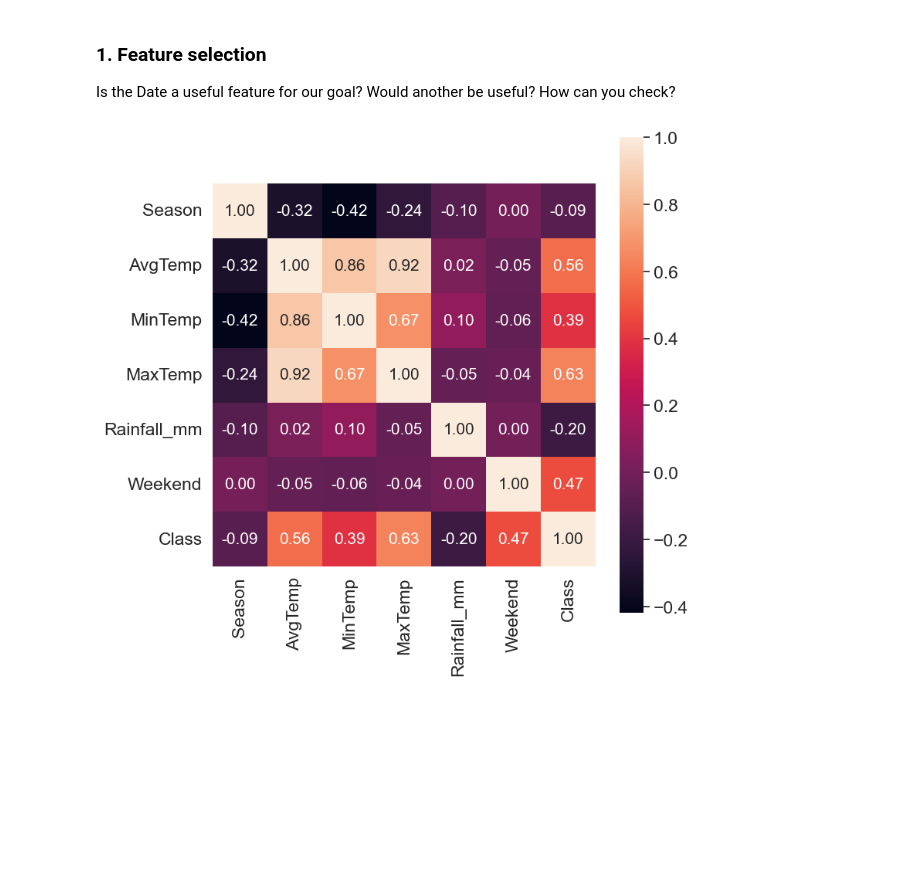
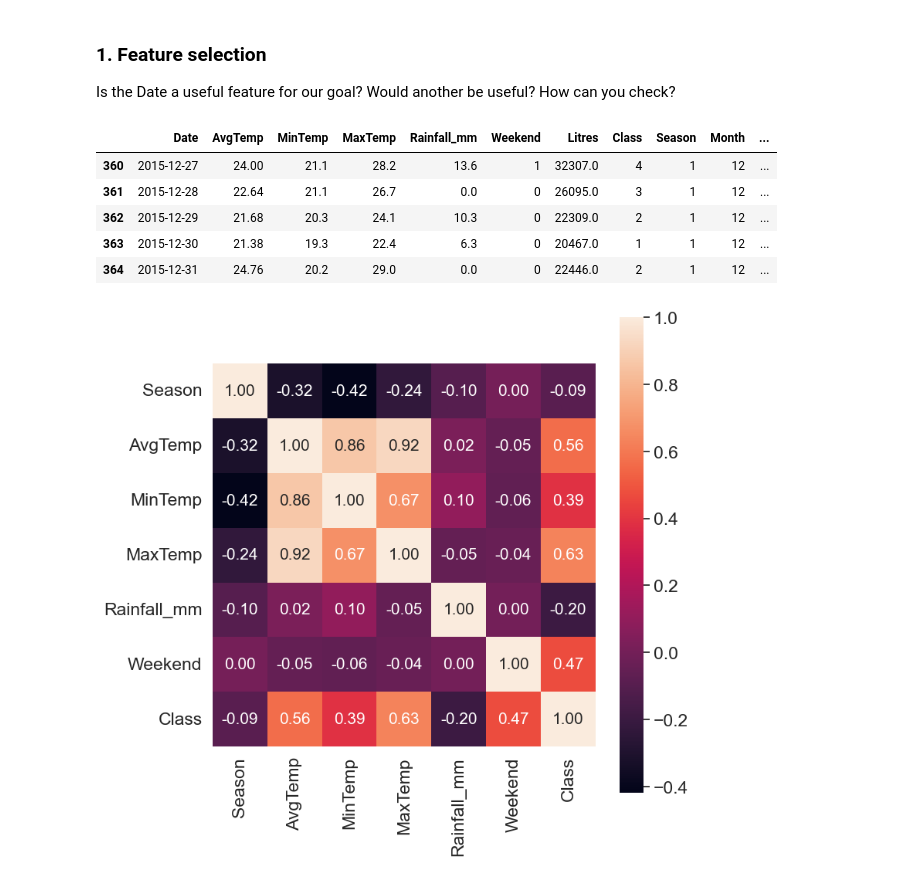
Before and after one commit to AILAB-CEFET-RJ/gcc1734, a Jupyter notebook: src/ml/Classification_students.ipynb, the cells around one changed output. Cells and saved outputs as stored; diff of their text form; code cells hidden in the pictures; blank space fills up the shorter version.

```diff
--- a/src/ml/Classification_students.ipynb
+++ b/src/ml/Classification_students.ipynb
@@ -99,3 +146,5 @@ Is the Date a useful feature for our goal? Would another be useful? How can you
 # %%
 # Let's add the season, because why not
 df['Season'] = df.Date.dt.month.map({1:1, 2:1, 3:2, 4:2, 5:2, 6:3, 7:3, 8:3, 9:4, 10:4, 11:4, 12:1})
+# %%
+df['Month'] = df.Date.dt.month
@@ -102,3 +172,12 @@ df['Season'] = df.Date.dt.month.map({1:1, 2:1, 3:2, 4:2, 5:2, 6:3, 7:3, 8:3, 9:4
+# %%
+df.tail()
+# %% [output]
+|  | Date | AvgTemp | MinTemp | MaxTemp | Rainfall_mm | Weekend | Litres | Class | Season | Month | ... |
+| 360 | 2015-12-27 | 24.00 | 21.1 | 28.2 | 13.6 | 1 | 32307.0 | 4 | 1 | 12 | ... |
+| 361 | 2015-12-28 | 22.64 | 21.1 | 26.7 | 0.0 | 0 | 26095.0 | 3 | 1 | 12 | ... |
+| 362 | 2015-12-29 | 21.68 | 20.3 | 24.1 | 10.3 | 0 | 22309.0 | 2 | 1 | 12 | ... |
+| 363 | 2015-12-30 | 21.38 | 19.3 | 22.4 | 6.3 | 0 | 20467.0 | 1 | 1 | 12 | ... |
+| 364 | 2015-12-31 | 24.76 | 20.2 | 29.0 | 0.0 | 0 | 22446.0 | 2 | 1 | 12 | ... |
 # %%
 # Plot the correlation matrix for all features except the date
 kolomdf = ['Season', 'AvgTemp', 'MinTemp', 'MaxTemp', 'Rainfall_mm', 'Weekend', 'Class']
```
Also changed, not shown: parts of 18 cells of this notebook.
